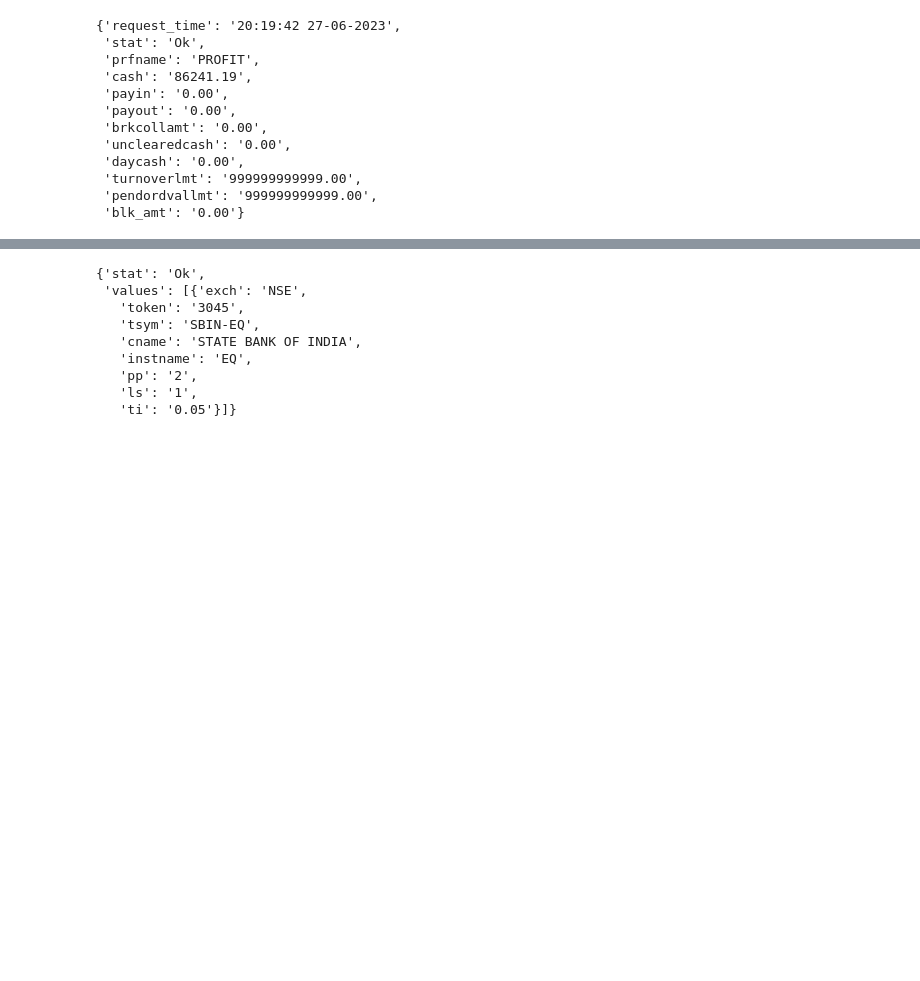
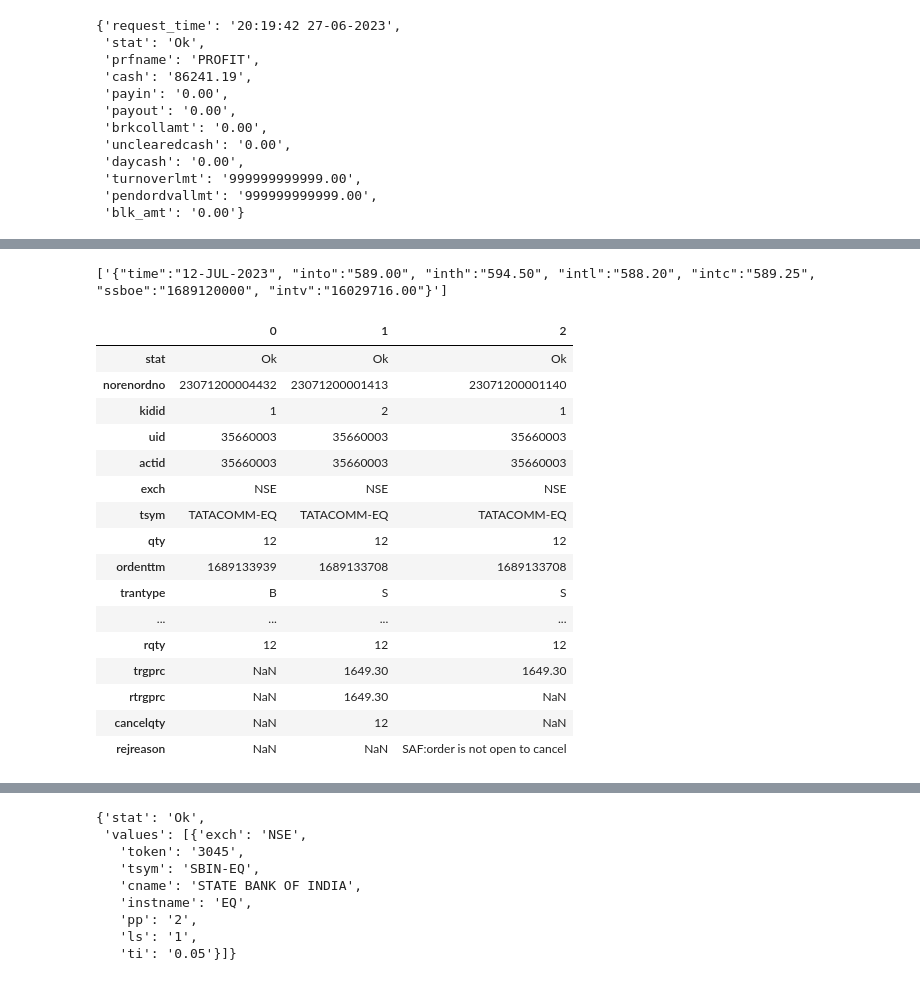
Before and after one commit to bhavesh0009/RocketStrategy, a Jupyter notebook: src/test_order.ipynb, the cells around one changed output, grey strips where cells are left out. Saved outputs shown, nothing was run; the diff lists cells and outputs as text; code cells hidden in the pictures; blank space fills up the shorter version.

```diff
--- a/src/test_order.ipynb
+++ b/src/test_order.ipynb
@@ -214,0 +237,24 @@ ret = api.login(
+# %%
+quote_history
+# %% [output]
+['{"time":"12-JUL-2023", "into":"589.00", "inth":"594.50", "intl":"588.20", "intc":"589.25", "ssboe":"1689120000", "intv":"16029716.00"}']
+# %%
+pd.DataFrame(api.get_order_book()).T
+# %% [output]
+|  | 0 | 1 | 2 |
+| stat | Ok | Ok | Ok |
+| norenordno | 23071200004432 | 23071200001413 | 23071200001140 |
+| kidid | 1 | 2 | 1 |
+| uid | 35660003 | 35660003 | 35660003 |
+| actid | 35660003 | 35660003 | 35660003 |
+| exch | NSE | NSE | NSE |
+| tsym | TATACOMM-EQ | TATACOMM-EQ | TATACOMM-EQ |
+| qty | 12 | 12 | 12 |
+| ordenttm | 1689133939 | 1689133708 | 1689133708 |
+| trantype | B | S | S |
+| ... | ... | ... | ... |
+| rqty | 12 | 12 | 12 |
+| trgprc | NaN | 1649.30 | 1649.30 |
+| rtrgprc | NaN | 1649.30 | NaN |
+| cancelqty | NaN | 12 | NaN |
+| rejreason | NaN | NaN | SAF:order is not open to cancel |
```
Also changed, not shown: parts of 13 cells of this notebook, 11 other files.
